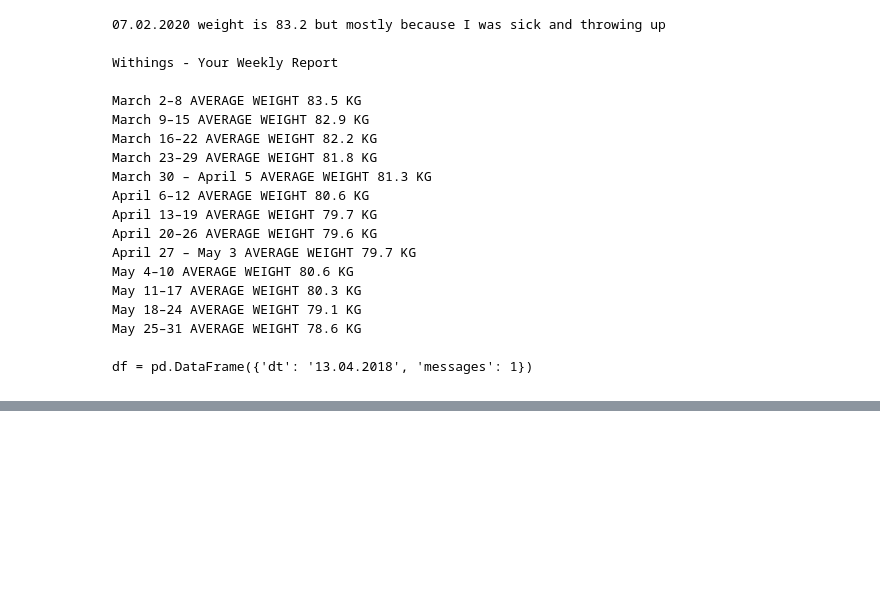
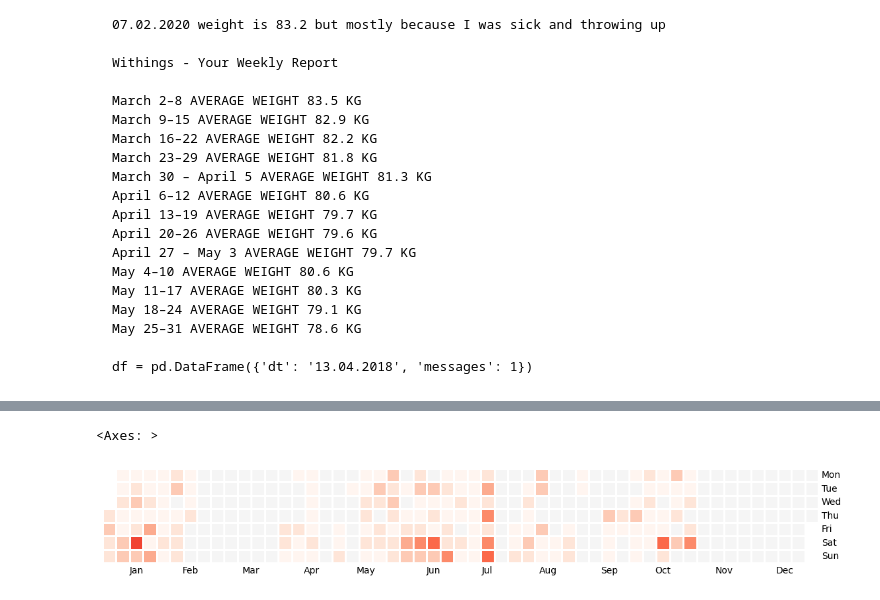
Before and after one commit to mikebochenek/python-notebooks, a Jupyter notebook: HelloWorldLiterally.ipynb, the cells around one changed output, grey strips where cells are left out. Saved outputs shown, nothing was run; the diff lists cells and outputs as text; code cells hidden in the pictures; blank space fills up the shorter version.

```diff
--- a/HelloWorldLiterally.ipynb
+++ b/HelloWorldLiterally.ipynb
@@ -144,4 +197,8 @@ ts
+# %%
+daily_commits = ts.dt.normalize().value_counts().sort_index()
 # %%
-#plt.figure(figsize=(14, 12))
-events = pd.Series(np.random.randn(len(ts.values)), index=ts.values)
-calmap.yearplot(data=events, year=2026)
+plt.figure(figsize=(14, 4))
+calmap.yearplot(data=daily_commits, year=2026)
+# %% [output]
+<Axes: >
+[figure, added]
```
Also changed, not shown: parts of 6 cells of this notebook.
